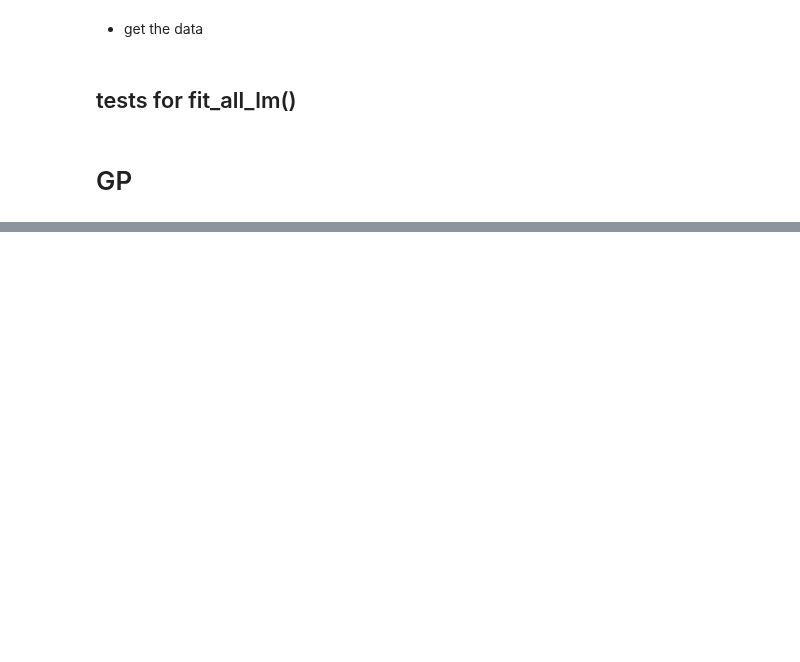
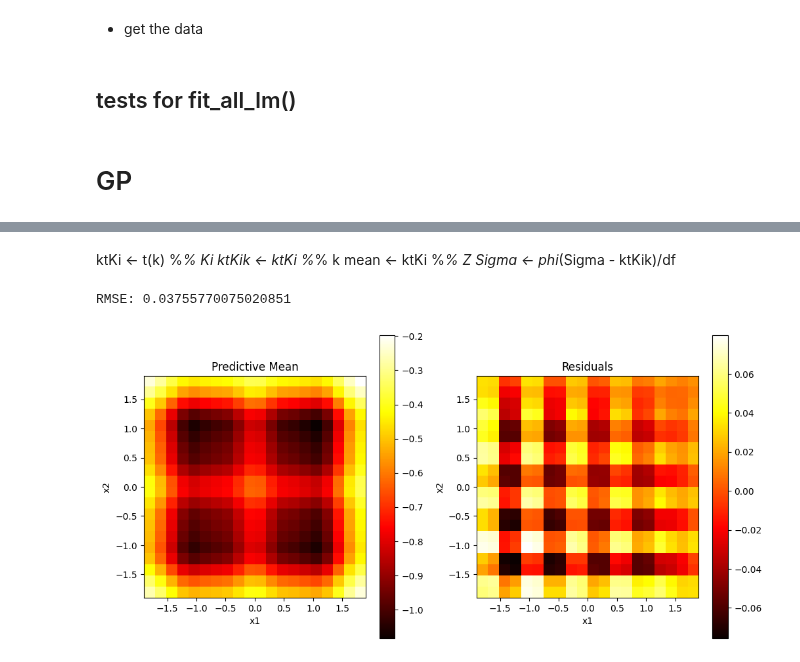
Before and after one commit to sequential-parameter-optimization/spotPython, a Jupyter notebook: notebooks/00_spotPython_tests.ipynb, the cells around one changed output, grey strips where cells are left out. Saved outputs shown, nothing was run; the diff lists cells and outputs as text; code cells hidden in the pictures; blank space fills up the shorter version.

```diff
--- a/notebooks/00_spotPython_tests.ipynb
+++ b/notebooks/00_spotPython_tests.ipynb
@@ -7279,0 +7281,8 @@ _ = plt.title("Comparing Mean Predictions")
+# %%
+col = 2
+X = np.array([[1, 2], [3, 4], [5, 6]])
+n = 3
+d = np.array([1.0, 1.0])
+g = 0.1
+K = covar_sep_symm(col, X, n, d, g)
+print(K)
@@ -7279,0 +7401,43 @@ _ = plt.title("Comparing Mean Predictions")
+# %% [markdown]
+ktKi <- t(k) %*% Ki
+ktKik <- ktKi %*% k
+mean <- ktKi %*% Z
+Sigma <- phi*(Sigma - ktKik)/df
+# %%
+import numpy as np
+from spotpython.gp.gp_sep import newGPsep, predictGPsep
+from spotpython.gp.functions import f2d
+import matplotlib.pyplot as plt
+# Design with N=441
+x = np.linspace(-2, 2, 11)
+X = np.array(np.meshgrid(x, x)).T.reshape(-1, 2)
+Z = f2d(X)
+# Fit a GP
+gpsep = newGPsep(X, Z, d=0.35, g=1/1000)
+# Predictive grid with NN=400
+xx = np.linspace(-1.9, 1.9, 20)
+XX = np.array(np.meshgrid(xx, xx)).T.reshape(-1, 2)
+ZZ = f2d(XX)
+# Predict
+p = predictGPsep(gpsep, XX)
+# RMSE: compare to similar experiment in aGP docs
+rmse = np.sqrt(np.mean((p["mean"] - ZZ) ** 2))
+print("RMSE:", rmse)
+# Visualize the result
+plt.figure(figsize=(12, 6))
+plt.subplot(1, 2, 1)
+plt.imshow(p["mean"].reshape(len(xx), len(xx)), extent=(xx.min(), xx.max(), xx.min(), xx.max()), origin='lower', cmap='hot')
+plt.colorbar()
+plt.xlabel("x1")
+plt.ylabel("x2")
+plt.title("Predictive Mean")
+plt.subplot(1, 2, 2)
+plt.imshow((p["mean"] - ZZ).reshape(len(xx), len(xx)), extent=(xx.min(), xx.max(), xx.min(), xx.max()), origin='lower', cmap='hot')
+plt.colorbar()
+plt.xlabel("x1")
+plt.ylabel("x2")
+plt.title("Residuals")
+plt.show()
+# %% [output]
+RMSE: 0.03755770075020851
+[figure, added]
```
Also changed, not shown: parts of 10 cells of this notebook, 4 other files.
